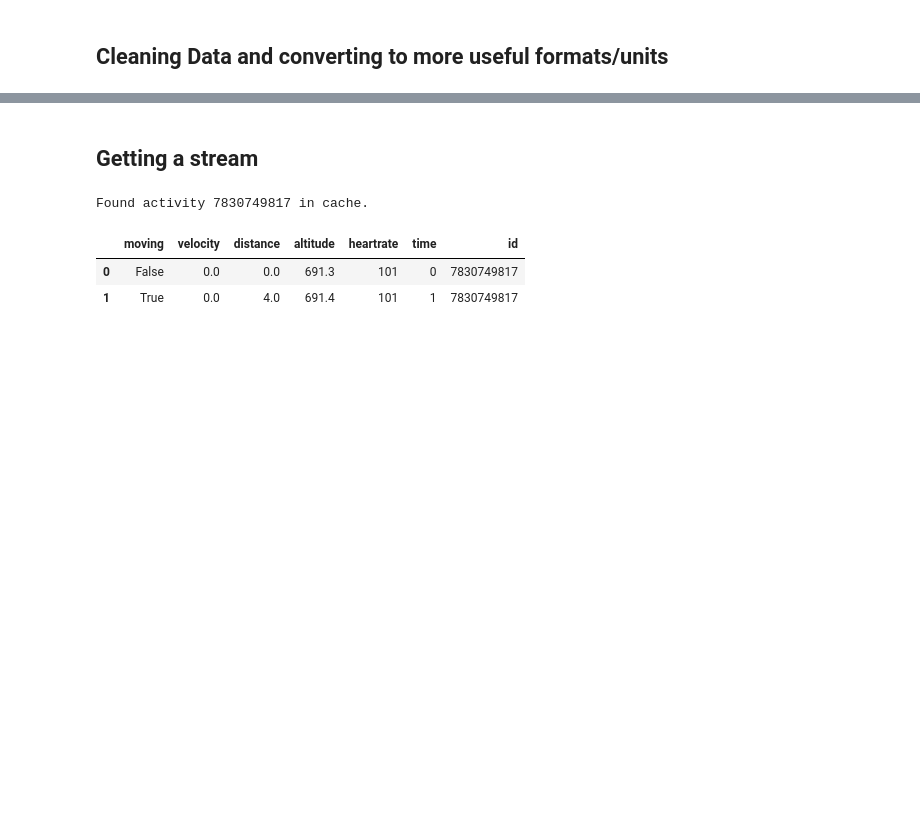
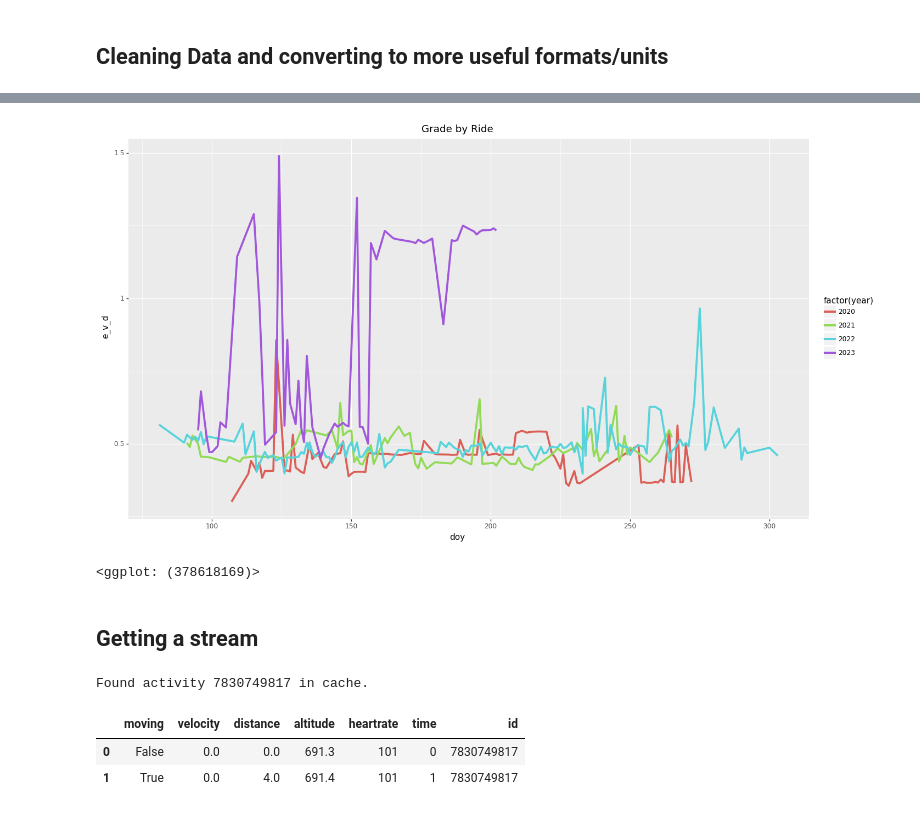
Before and after one commit to NWNHT/StravaPlotting, a Jupyter notebook: src/display_strava.ipynb, the cells around one changed output, grey strips where cells are left out. Drawn from its saved outputs; the diff is of its cells as text; code cells hidden in the pictures; blank space fills up the shorter version.

```diff
--- a/src/display_strava.ipynb
+++ b/src/display_strava.ipynb
@@ -79,3 +125,12 @@ activities_df.head(2)
+# %%
+(gg.ggplot(activities_df, gg.aes(x='doy', y='e_v_d', colour='factor(year)'))
+    + gg.geom_line(size=1.5)
+    + gg.theme(figure_size=(16, 9))
+    + gg.labs(title='Grade by Ride')
+    )
+# %% [output]
+[figure, added]
+<ggplot: (378618169)>
 # %% [markdown]
 ## Getting a stream
 # %%
```
Also changed, not shown: parts of 7 cells of this notebook.
